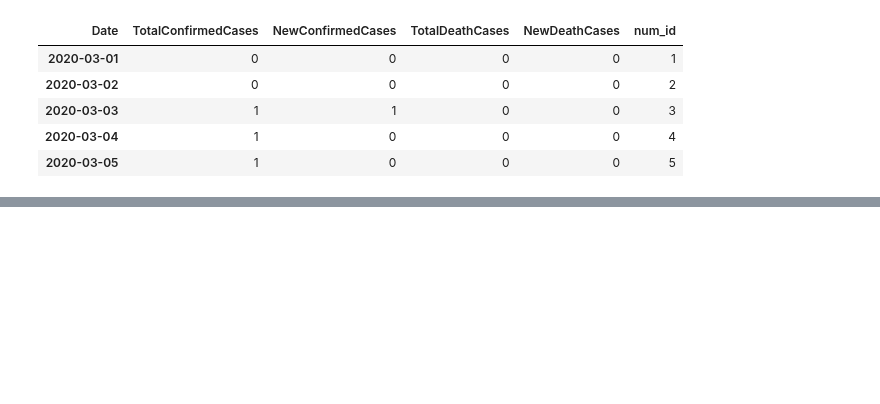
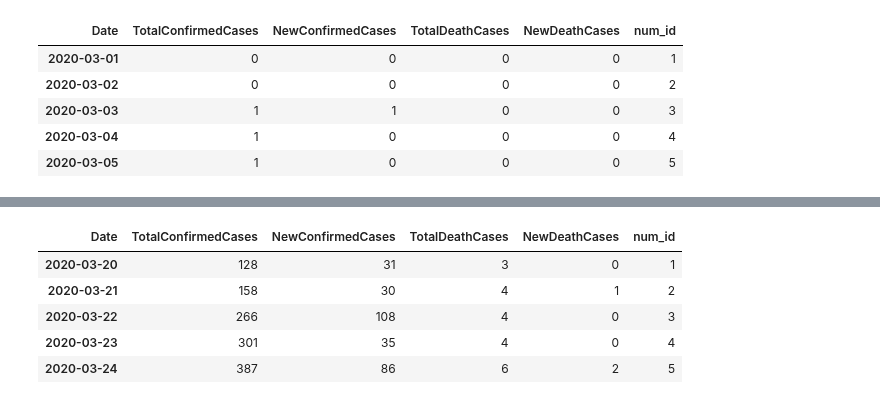
Before and after one commit to lprone/coronavirus, a Jupyter notebook: coronavirus-argentina.ipynb, the cells around one changed output, grey strips where cells are left out. Cells and saved outputs as stored; diff of their text form; code cells hidden in the pictures; blank space fills up the shorter version.

```diff
--- a/coronavirus-argentina.ipynb
+++ b/coronavirus-argentina.ipynb
@@ -345,0 +350,11 @@ sixh_pow_model
+# %%
+data_argentina_filtered = data_argentina[data_argentina['num_id'] >=20]
+data_argentina_filtered['num_id'] = np.arange(len(data_argentina_filtered) + 1)[1:]
+data_argentina_filtered.head()
+# %% [output]
+| Date | TotalConfirmedCases | NewConfirmedCases | TotalDeathCases | NewDeathCases | num_id |
+| 2020-03-20 | 128 | 31 | 3 | 0 | 1 |
+| 2020-03-21 | 158 | 30 | 4 | 1 | 2 |
+| 2020-03-22 | 266 | 108 | 4 | 0 | 3 |
+| 2020-03-23 | 301 | 35 | 4 | 0 | 4 |
+| 2020-03-24 | 387 | 86 | 6 | 2 | 5 |
```
Also changed, not shown: parts of 17 cells of this notebook, 7 other files.
